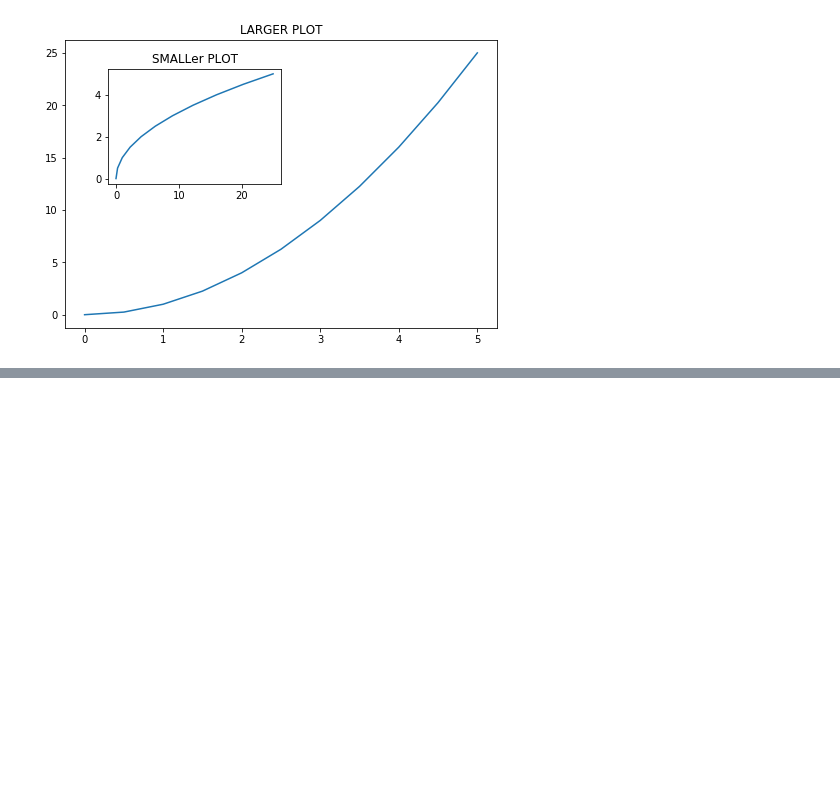
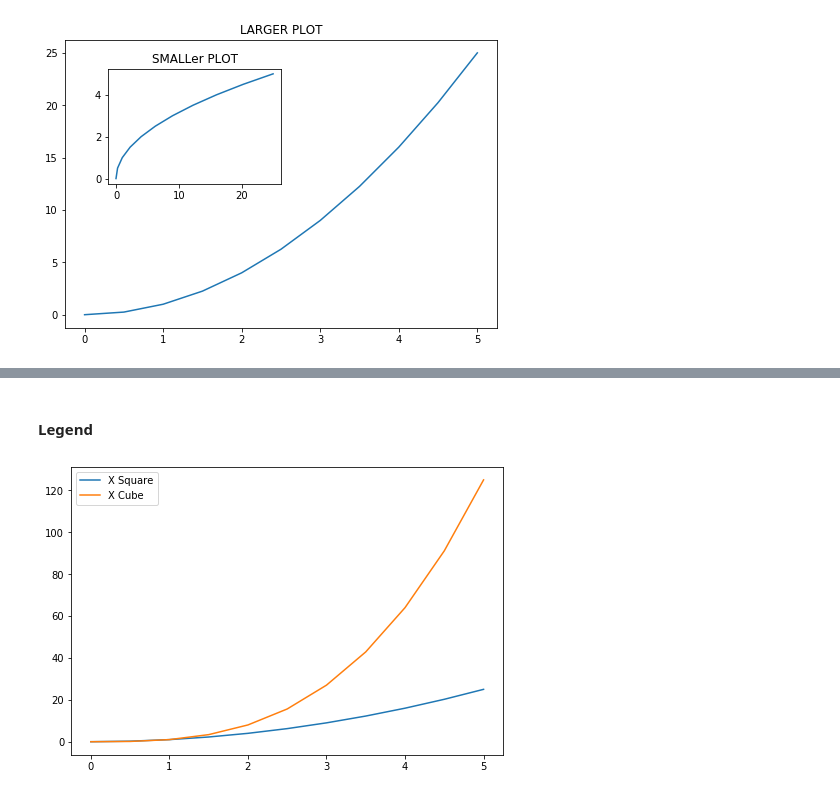
Before and after one commit to akashmallik/data-science-n-machine-learning, a Jupyter notebook: matplotlib/matplotlib.ipynb, the cells around one changed output, grey strips where cells are left out. Cells and saved outputs as stored; diff of their text form; code cells hidden in the pictures; blank space fills up the shorter version.

```diff
--- a/matplotlib/matplotlib.ipynb
+++ b/matplotlib/matplotlib.ipynb
@@ -58,0 +101,13 @@ Text(0.5, 1.0, 'SMALLer PLOT')
+# %% [markdown]
+#### Legend
+# %%
+fig = plt.figure()
+
+ax = fig.add_axes([0,0,1,1])
+ax.plot(x, x**2, label='X Square')
+ax.plot(x, x**3, label='X Cube')
+
+ax.legend()
+fig.savefig('exaple.png', dpi=200)
+# %% [output]
+[figure, added]
```
Also changed, not shown: parts of 8 cells of this notebook.
